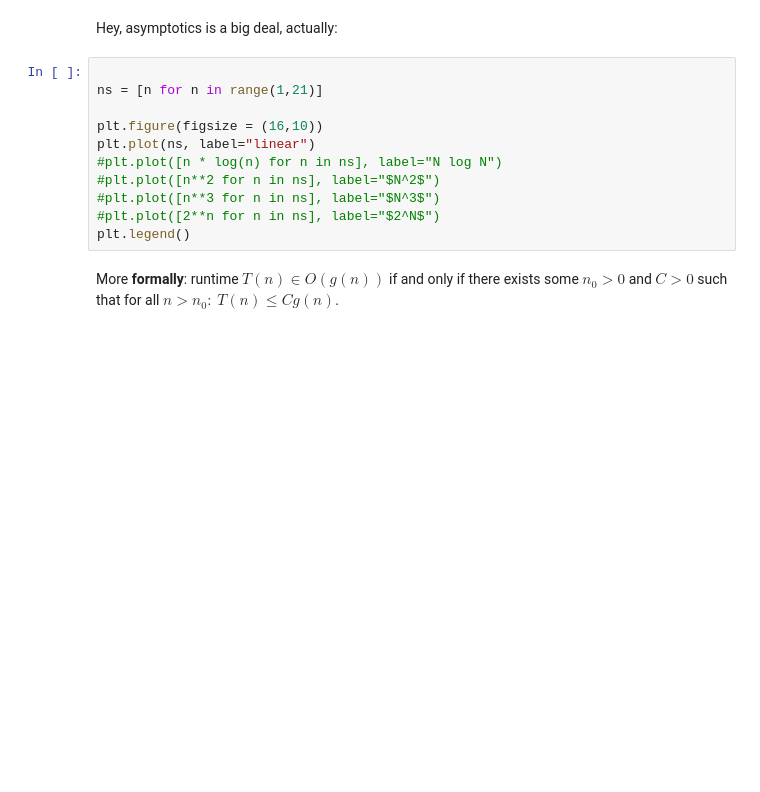
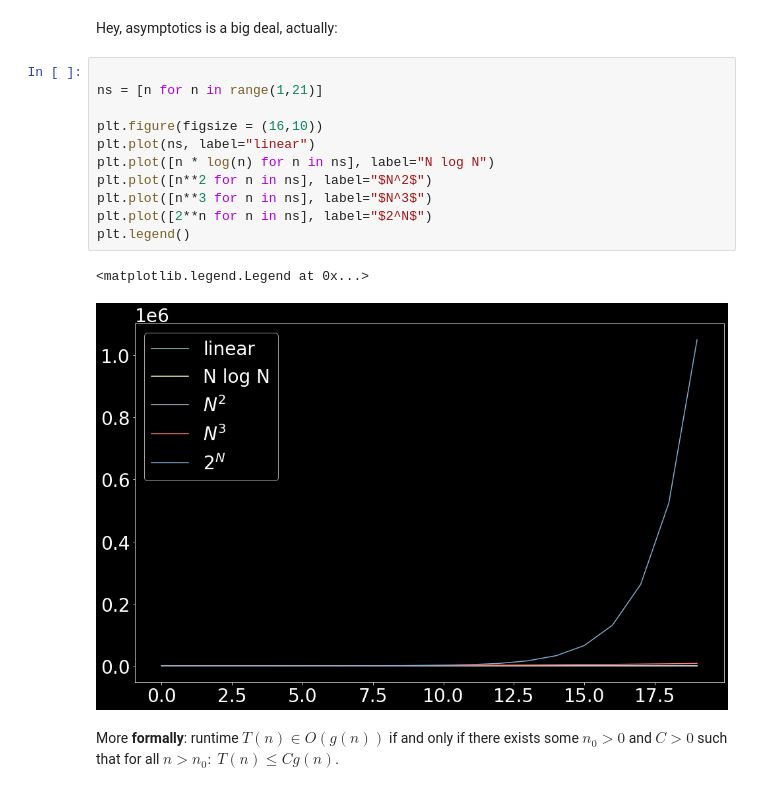
Before and after one commit to alex-bochkarev/Algo-SMTB-2021, a Jupyter notebook: T1-2-Algorithms.ipynb, the cells around one changed output. Cells and saved outputs as stored; diff of their text form; blank space fills up the shorter version.

```diff
--- a/T1-2-Algorithms.ipynb
+++ b/T1-2-Algorithms.ipynb
@@ -548,14 +609,17 @@ Hey, asymptotics is a big deal, actually:
 # %%
 
 ns = [n for n in range(1,21)]
 
 plt.figure(figsize = (16,10))
 plt.plot(ns, label="linear")
-#plt.plot([n * log(n) for n in ns], label="N log N")
-#plt.plot([n**2 for n in ns], label="$N^2$")
-#plt.plot([n**3 for n in ns], label="$N^3$")
-#plt.plot([2**n for n in ns], label="$2^N$")
+plt.plot([n * log(n) for n in ns], label="N log N")
+plt.plot([n**2 for n in ns], label="$N^2$")
+plt.plot([n**3 for n in ns], label="$N^3$")
+plt.plot([2**n for n in ns], label="$2^N$")
 plt.legend()
+# %% [output]
+<matplotlib.legend.Legend at 0x...>
+[figure, added]
 # %% [markdown]
 More **formally**: runtime $T(n) \in O(g(n))$ if and only if there exists some $n_0 > 0$ and $C > 0$ such that for all $n>n_0:~T(n)\leq Cg(n)$.
 # %% [markdown]
```
Also changed, not shown: parts of 22 cells of this notebook, 2 other files.
